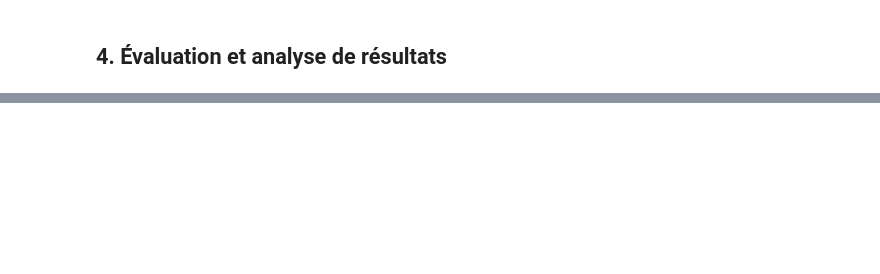
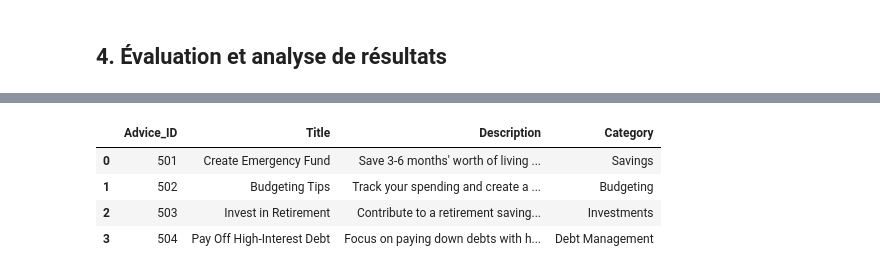
Before and after one commit to KOBeerose/Academic-Projects, a Jupyter notebook: Artificial Neural Networks/Laval/transformer.ipynb, the cells around one changed output, grey strips where cells are left out. Drawn from its saved outputs; the diff is of its cells as text; code cells hidden in the pictures; blank space fills up the shorter version.

```diff
--- a/Artificial Neural Networks/Laval/transformer.ipynb
+++ b/Artificial Neural Networks/Laval/transformer.ipynb
@@ -99,0 +133,17 @@ print(classification_report(true_labels, predictions))
+# %%
+
+
+# Financial Advice Data
+advice_data = {
+    'Advice_ID': [501, 502, 503, 504],
+    'Title': ['Create Emergency Fund', 'Budgeting Tips', 'Invest in Retirement', 'Pay Off High-Interest Debt'],
+    'Description': [
+        'Save 3-6 months\' worth of living expenses.',
+        'Track your spending and create a monthly budget.',
+        'Contribute to a retirement savings account.',
+        'Focus on paying down debts with high interest.'
+    ],
+    'Category': ['Savings', 'Budgeting', 'Investments', 'Debt Management']
+}
+
+advice_df = pd.DataFrame(advice_data)
@@ -99,0 +168,8 @@ print(classification_report(true_labels, predictions))
+# %%
+advice_df
+# %% [output]
+|  | Advice_ID | Title | Description | Category |
+| 0 | 501 | Create Emergency Fund | Save 3-6 months' worth of living ... | Savings |
+| 1 | 502 | Budgeting Tips | Track your spending and create a ... | Budgeting |
+| 2 | 503 | Invest in Retirement | Contribute to a retirement saving... | Investments |
+| 3 | 504 | Pay Off High-Interest Debt | Focus on paying down debts with h... | Debt Management |
```
Also changed, not shown: parts of 11 cells of this notebook, 3 other files.
